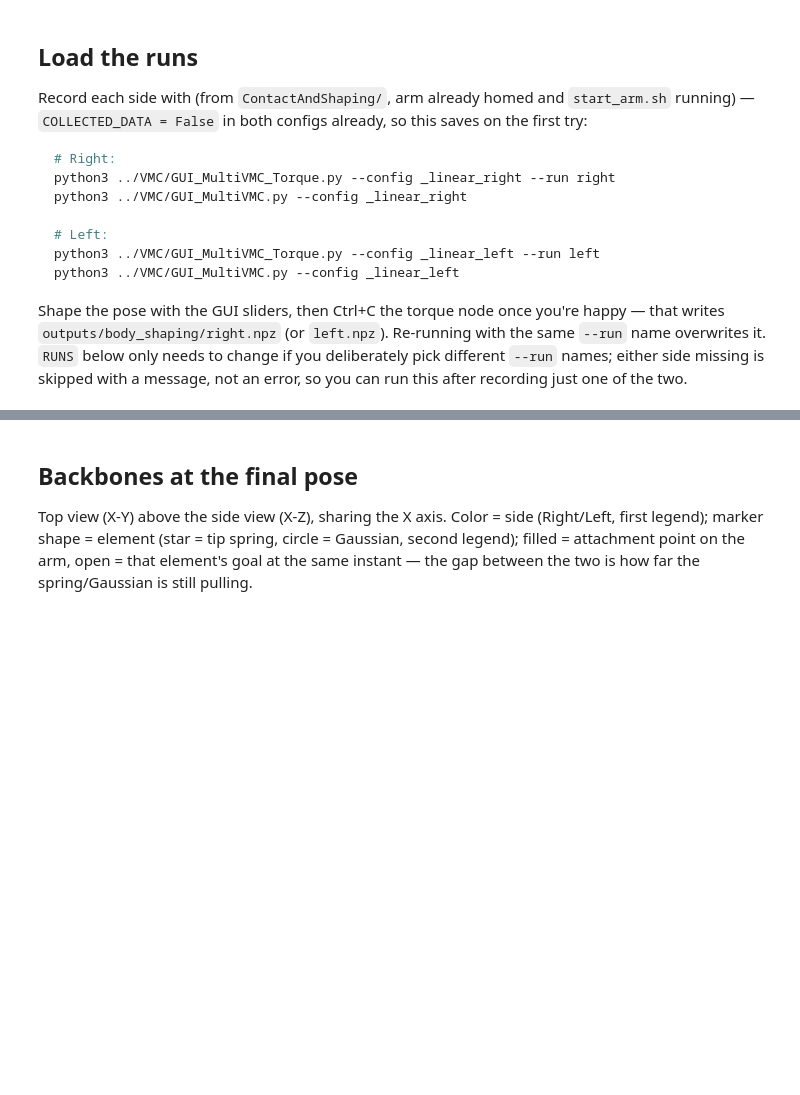
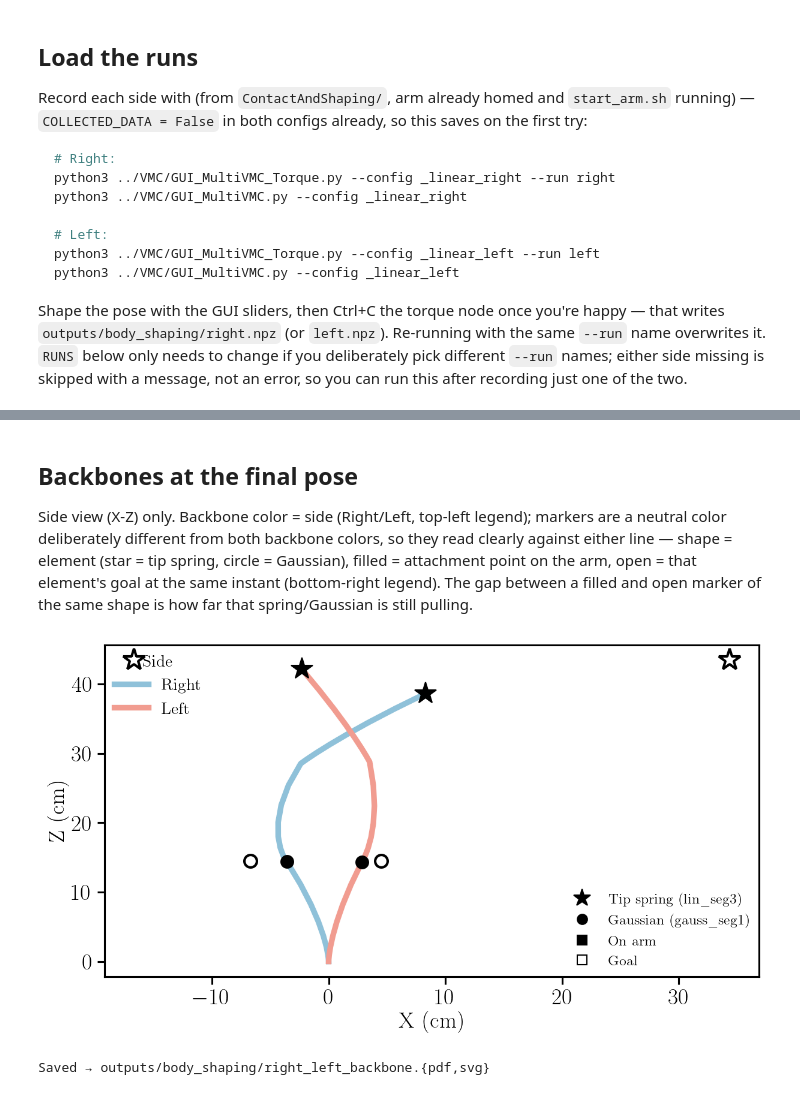
Before and after one commit to CREATE-Lab-EPFL/SoftVMC, a Jupyter notebook: ContactAndShaping/plot_full_body_shaping.ipynb, the cells around one changed output, grey strips where cells are left out. Drawn from its saved outputs; the diff is of its cells as text; code cells hidden in the pictures; blank space fills up the shorter version.

```diff
--- a/ContactAndShaping/plot_full_body_shaping.ipynb
+++ b/ContactAndShaping/plot_full_body_shaping.ipynb
@@ -100,59 +112,57 @@ if not runs:
 # %% [markdown]
 ## Backbones at the final pose
 
-Top view (X-Y) above the side view (X-Z), sharing the X axis. Color = side
-(Right/Left, first legend); marker shape = element (star = tip spring, circle
-= Gaussian, second legend); filled = attachment point on the arm, open = that
-element's goal at the same instant — the gap between the two is how far the
-spring/Gaussian is still pulling.
+Side view (X-Z) only. Backbone color = side (Right/Left, top-left legend);
+markers are a neutral color deliberately different from both backbone colors,
+so they read clearly against either line — shape = element (star = tip
+spring, circle = Gaussian), filled = attachment point on the arm, open = that
+element's goal at the same instant (bottom-right legend). The gap between a
+filled and open marker of the same shape is how far that spring/Gaussian is
+still pulling.
 # %%
 # ---- figure size ----
-FIG_W        = 8.0   # in -- TUNE THIS: total figure width
-PANEL_ASPECT = 0.55  # TUNE THIS: each panel's height as a fraction of FIG_W
+FIG_W        = 8.0     # in -- TUNE THIS: total figure width
+PANEL_ASPECT = 0.55    # TUNE THIS: panel height as a fraction of FIG_W
+LINEWIDTH    = 4.5     # TUNE THIS: backbone line thickness
+MARKER_COLOR = 'black'  # TUNE THIS: spring/goal marker color -- deliberately not a backbone color, so markers read clearly against either side's line
 
-fig, (ax_xy, ax_xz) = plt.subplots(
-    2, 1, figsize=(FIG_W, FIG_W * 2 * PANEL_ASPECT), sharex=True, layout='constrained')
+fig, ax = plt.subplots(figsize=(FIG_W, FIG_W * PANEL_ASPECT), layout='constrained')
 
 for i, (label, r) in enumerate(runs.items()):
     color    = COLORS[i]
     backbone = r['backbone']
-    ax_xy.plot(backbone[:, 0] * 100, backbone[:, 1] * 100, color=color, linewidth=2.5, zorder=3, label=label)
-    ax_xz.plot(backbone[:, 0] * 100, backbone[:, 2] * 100, color=color, linewidth=2.5, zorder=3)
+    ax.plot(backbone[:, 0] * 100, backbone[:, 2] * 100, color=color, linewidth=LINEWIDTH, zorder=3, label=label)
 
     for name, s, g in zip(r['comp_names'], r['s_params'], r['goal_final']):
         p      = backbone[np.argmin(np.abs(S_BACKBONE - s))]
         marker = '*' if name == 'lin_seg3' else 'o'
-        size   = 16 if name == 'lin_seg3' else 9
+        size   = 18 if name == 'lin_seg3' else 10
 
-        ax_xy.plot(p[0] * 100, p[1] * 100, marker, color=color, markersize=size, zorder=4)
-        ax_xz.plot(p[0] * 100, p[2] * 100, marker, color=color, markersize=size, zorder=4)
-        ax_xy.plot(g[0] * 100, g[1] * 100, marker, color=color, markersize=size, zorder=4,
-                  markerfacecolor='none', markeredgewidth=1.8)
-        ax_xz.plot(g[0] * 100, g[2] * 100, marker, color=color, markersize=size, zorder=4,
-                  markerfacecolor='none', markeredgewidth=1.8)
+        ax.plot(p[0] * 100, p[2] * 100, marker, color=MARKER_COLOR, markersize=size, zorder=4)
+        ax.plot(g[0] * 100, g[2] * 100, marker, color=MARKER_COLOR, markersize=size, zorder=4,
+               markerfacecolor='none', markeredgewidth=2.0)
 
-# Marker-shape legend, separate from the color-by-side legend above --
-# color already means something else (which side) here.
+ax.set_xlabel('X (cm)')
+ax.set_ylabel('Z (cm)')
+ax.grid(GRID)
+
+# Two legends on the same axes -- add_artist keeps the first one when the
+# second .legend() call would otherwise replace it.
+side_legend = ax.legend(fontsize=LEGEND_FONT_SIZE, loc='upper left', framealpha=0.9, title='Side')
+ax.add_artist(side_legend)
+
 shape_handles = [
-    Line2D([0], [0], marker='*', color='gray', markersize=14, linestyle='None', label='Tip spring (lin_seg3)'),
-    Line2D([0], [0], marker='o', color='gray', markersize=8, linestyle='None', label='Gaussian (gauss_seg1)'),
-    Line2D([0], [0], marker='s', color='gray', markersize=8, linestyle='None', markerfacecolor='gray', label='On arm'),
-    Line2D([0], [0], marker='s', color='gray', markersize=8, linestyle='None', markerfacecolor='none', label='Goal'),
+    Line2D([0], [0], marker='*', color=MARKER_COLOR, markersize=14, linestyle='None', label='Tip spring (lin_seg3)'),
+    Line2D([0], [0], marker='o', color=MARKER_COLOR, markersize=8, linestyle='None', label='Gaussian (gauss_seg1)'),
+    Line2D([0], [0], marker='s', color=MARKER_COLOR, markersize=8, linestyle='None', markerfacecolor=MARKER_COLOR, label='On arm'),
+    Line2D([0], [0], marker='s', color=MARKER_COLOR, markersize=8, linestyle='None', markerfacecolor='none', label='Goal'),
 ]
-
-ax_xy.set_ylabel('Y (cm)')
-ax_xz.set_xlabel('X (cm)')
-ax_xz.set_ylabel('Z (cm)')
-for a in (ax_xy, ax_xz):
-    a.grid(GRID)
-# NOT aspect='equal' -- same reasoning as ButtonPressing's backbone plots:
-# with data ranges this different between panels (Y/goal spread vs. the
-# full Z reach of the arm), an equal-aspect box forces a huge mostly-empty
-# canvas around the sparser panel instead of framing the actual data.
-ax_xy.legend(fontsize=LEGEND_FONT_SIZE, loc='upper left', framealpha=0.9)
-ax_xz.legend(handles=shape_handles, fontsize=LEGEND_FONT_SIZE * 0.85, loc='best', framealpha=0.9)
+ax.legend(handles=shape_handles, fontsize=LEGEND_FONT_SIZE * 0.85, loc='lower right', framealpha=0.9)
 
 name = '_'.join(RUNS[label] for label in runs)
 save_fig(fig, FOLDER, f'{name}_backbone')
 plt.show()
 print(f"Saved → outputs/{FOLDER}/{name}_backbone.{{pdf,svg}}")
+# %% [output]
+[figure, added]
+Saved → outputs/body_shaping/right_left_backbone.{pdf,svg}
```
Also changed, not shown: parts of 1 cell of this notebook, 7 other files.
